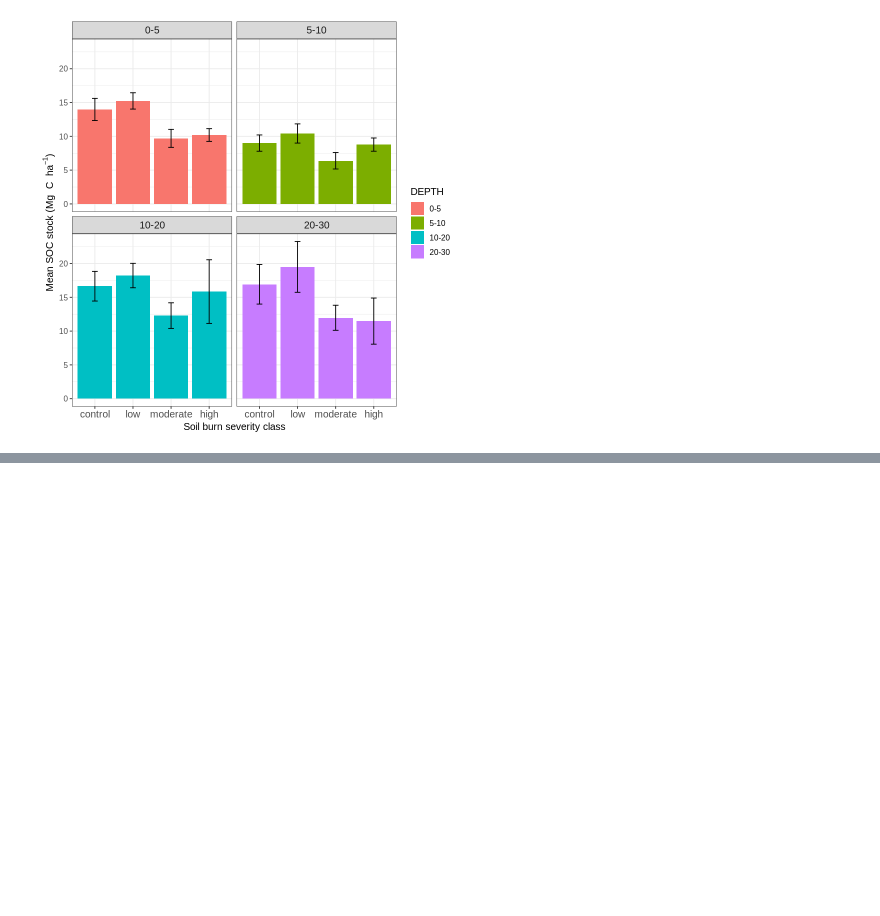
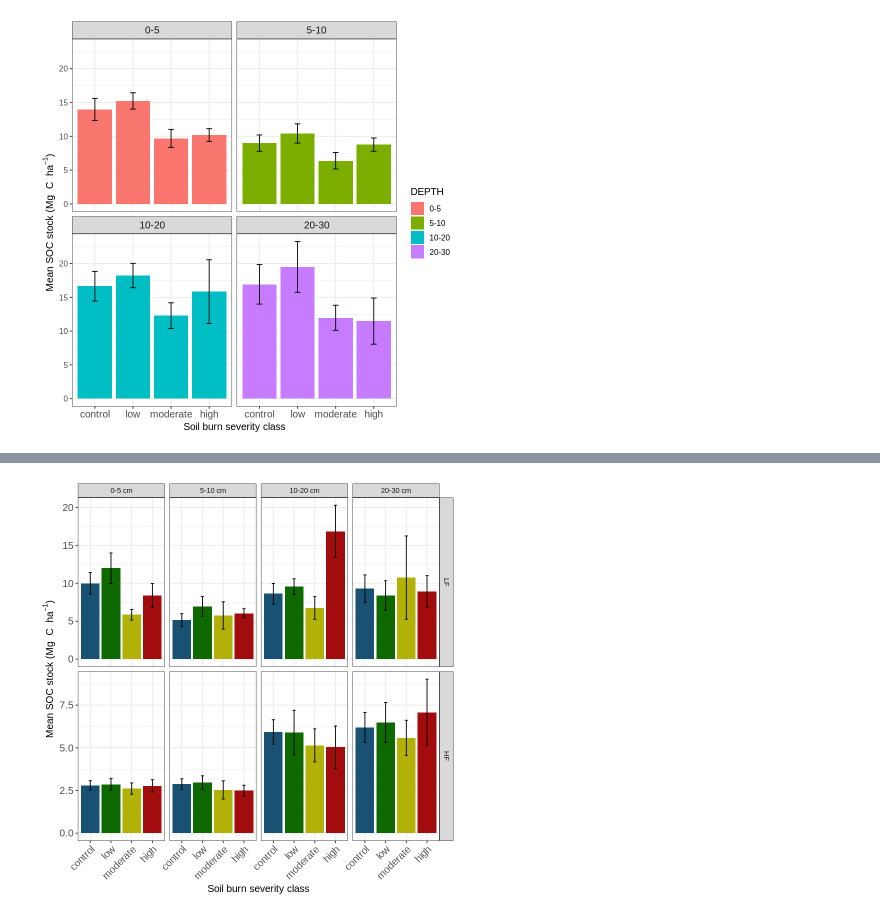
Before and after one commit to hayleypc/BPCA_HFF, a Jupyter notebook: BPCA_analysis_plotting.ipynb, the cells around one changed output, grey strips where cells are left out. Cells and saved outputs as stored; diff of their text form; code cells hidden in the pictures; blank space fills up the shorter version.

```diff
--- a/BPCA_analysis_plotting.ipynb
+++ b/BPCA_analysis_plotting.ipynb
@@ -1069,3 +1156,54 @@ ggplot(bulk_data, aes(x = BURN_SEVERITY, y = mean_carbon_stock, fill = DEPTH,gro
+# %%
+#DEPTH_Plotting%>%as.factor
+
+summary_data <- analysis_full_bpca_exp_dt[, .(
+  carbon_stock_fraction = mean(carbon_stock_fraction, na.rm = TRUE),
+  se_carbon_stock = sd(carbon_stock_fraction, na.rm = TRUE) / sqrt(.N)  # Calculate standard error
+), by = .(BURN_SEVERITY, FRACTION, DEPTH,DEPTH_Plotting)]
+
+summary_data[order(DEPTH) %>% rev, carbon_stock_fraction_cum_sum := cumsum(carbon_stock_fraction), by = .(BURN_SEVERITY, FRACTION)]
+
+fraction_data <- summary_data[FRACTION != 'BULK']
+
+#custom_colors <- c('#2b83ba', '#159501', '#f4f40e', '#e81919')
+custom_colors <- c('#185172','#0e6a00','#b1b107','#a30c0c')
+# signif_dt <- data.frame(
+#   FRACTION = c(rep('LF',4),rep('HF',4)),
+#   DEPTH = c(rep(c('0-5','5-10','10-20','20-30'),2)),
+#   annotations =
+#   )
+
+ggplot(data=analysis_full_bpca_exp_dt[FRACTION != 'BULK'], aes(x = BURN_SEVERITY, y = carbon_stock_fraction, fill = BURN_SEVERITY, group = FRACTION)) +
+  geom_bar(data=fraction_data,stat = "identity") +
+  geom_errorbar(data=fraction_data,
+    aes(ymin = carbon_stock_fraction - se_carbon_stock, ymax = carbon_stock_fraction + se_carbon_stock),
+    width = 0.15
+  ) +
+  ylab(bquote('Mean SOC stock (' * Mg ~ 'C' ~ ha^-1 * ')')) +
+  theme_bw() +
+  theme(
+    axis.text.x = element_text(size = 12, angle = 45, hjust = 1, vjust = 1),
+    legend.text = element_text(size = 12),
+    axis.text = element_text(size = 12),
+    axis.title = element_text(size = 12)
+  ) +
+      facet_grid(FRACTION ~ DEPTH_Plotting,scales='free') +
+# , labeller = labeller(FRACTION = c("LF" = "POM", "HF" = "MAOM"))
+  # geom_signif(
+  #   aes(),
+  #   comparisons = list(c(1, 2), c(1, 3), c(1, 4)),
+  #   map_signif_level = TRUE,
+  #   textsize = 2,
+  #   step_increase = 0.05
+  # ) +
+    # geom_signif(data = ,
+    #         aes(y_position=c(5.3, 8.3), xmin=c(0.8, 0.8), xmax=c(1.2, 1.2),
+    #         annotations=c("**", "NS")), tip_length=0, manual = T) +
+  xlab('Soil burn severity class') +
+  scale_fill_manual(values = custom_colors) +
+  theme(legend.position = 'none')
+# %% [output]
+[figure, added]
 # %%
 # Calculate means and standard errors
 summary_data <- analysis_full_bpca_exp_dt[, .(
```
Also changed, not shown: parts of 29 cells of this notebook.
